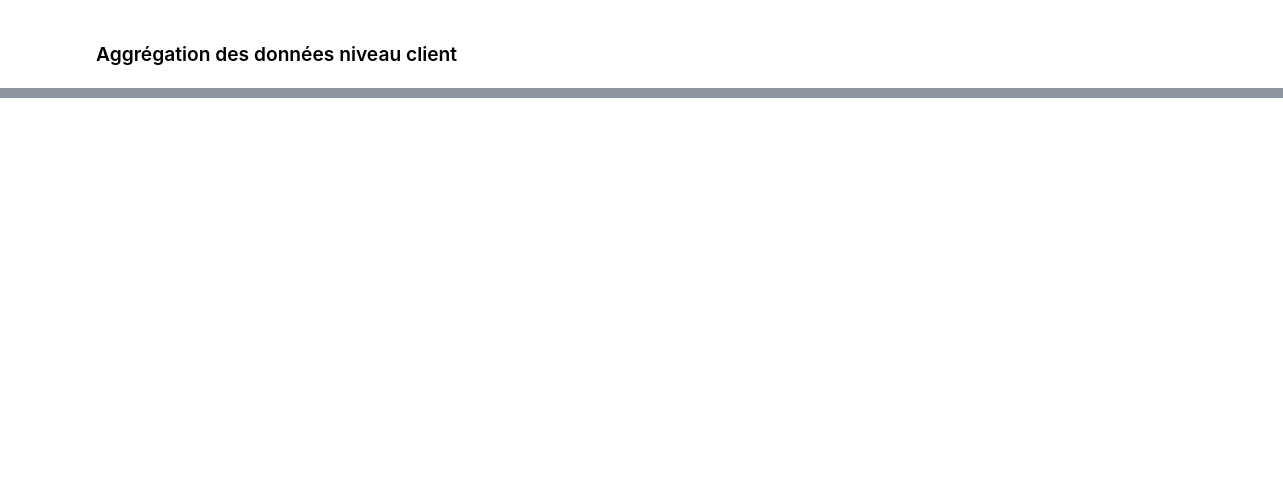
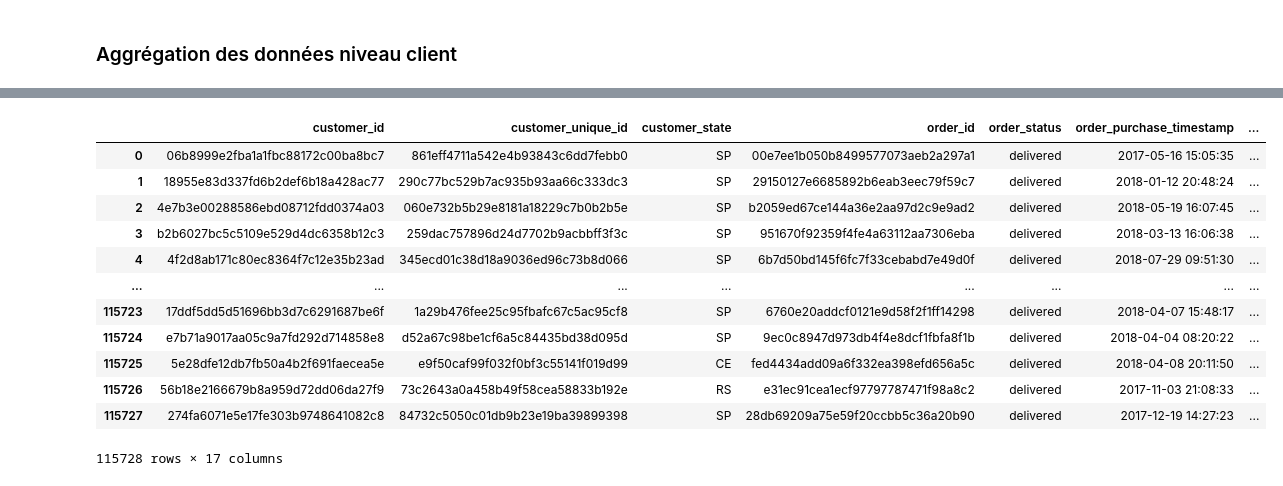
Before and after one commit to sebastienbourgeois/oc-p5-segmenter-clients-site-ecommerce, a Jupyter notebook: POLIST_01_notebookanalyse.ipynb, the cells around one changed output, grey strips where cells are left out. Saved outputs shown, nothing was run; the diff lists cells and outputs as text; code cells hidden in the pictures; blank space fills up the shorter version.

```diff
--- a/POLIST_01_notebookanalyse.ipynb
+++ b/POLIST_01_notebookanalyse.ipynb
@@ -750,0 +944,16 @@ Afin de segmenter mes clients, j'ai besoin pour chacun d'entre eux des données
+# %%
+dataset_commandes
+# %% [output]
+|  | customer_id | customer_unique_id | customer_state | order_id | order_status | order_purchase_timestamp | ... |
+| 0 | 06b8999e2fba1a1fbc88172c00ba8bc7 | 861eff4711a542e4b93843c6dd7febb0 | SP | 00e7ee1b050b8499577073aeb2a297a1 | delivered | 2017-05-16 15:05:35 | ... |
+| 1 | 18955e83d337fd6b2def6b18a428ac77 | 290c77bc529b7ac935b93aa66c333dc3 | SP | 29150127e6685892b6eab3eec79f59c7 | delivered | 2018-01-12 20:48:24 | ... |
+| 2 | 4e7b3e00288586ebd08712fdd0374a03 | 060e732b5b29e8181a18229c7b0b2b5e | SP | b2059ed67ce144a36e2aa97d2c9e9ad2 | delivered | 2018-05-19 16:07:45 | ... |
+| 3 | b2b6027bc5c5109e529d4dc6358b12c3 | 259dac757896d24d7702b9acbbff3f3c | SP | 951670f92359f4fe4a63112aa7306eba | delivered | 2018-03-13 16:06:38 | ... |
+| 4 | 4f2d8ab171c80ec8364f7c12e35b23ad | 345ecd01c38d18a9036ed96c73b8d066 | SP | 6b7d50bd145f6fc7f33cebabd7e49d0f | delivered | 2018-07-29 09:51:30 | ... |
+| ... | ... | ... | ... | ... | ... | ... | ... |
+| 115723 | 17ddf5dd5d51696bb3d7c6291687be6f | 1a29b476fee25c95fbafc67c5ac95cf8 | SP | 6760e20addcf0121e9d58f2f1ff14298 | delivered | 2018-04-07 15:48:17 | ... |
+| 115724 | e7b71a9017aa05c9a7fd292d714858e8 | d52a67c98be1cf6a5c84435bd38d095d | SP | 9ec0c8947d973db4f4e8dcf1fbfa8f1b | delivered | 2018-04-04 08:20:22 | ... |
+| 115725 | 5e28dfe12db7fb50a4b2f691faecea5e | e9f50caf99f032f0bf3c55141f019d99 | CE | fed4434add09a6f332ea398efd656a5c | delivered | 2018-04-08 20:11:50 | ... |
+| 115726 | 56b18e2166679b8a959d72dd06da27f9 | 73c2643a0a458b49f58cea58833b192e | RS | e31ec91cea1ecf97797787471f98a8c2 | delivered | 2017-11-03 21:08:33 | ... |
+| 115727 | 274fa6071e5e17fe303b9748641082c8 | 84732c5050c01db9b23e19ba39899398 | SP | 28db69209a75e59f20ccbb5c36a20b90 | delivered | 2017-12-19 14:27:23 | ... |
+115728 rows × 17 columns
```
Also changed, not shown: parts of 41 cells of this notebook.
